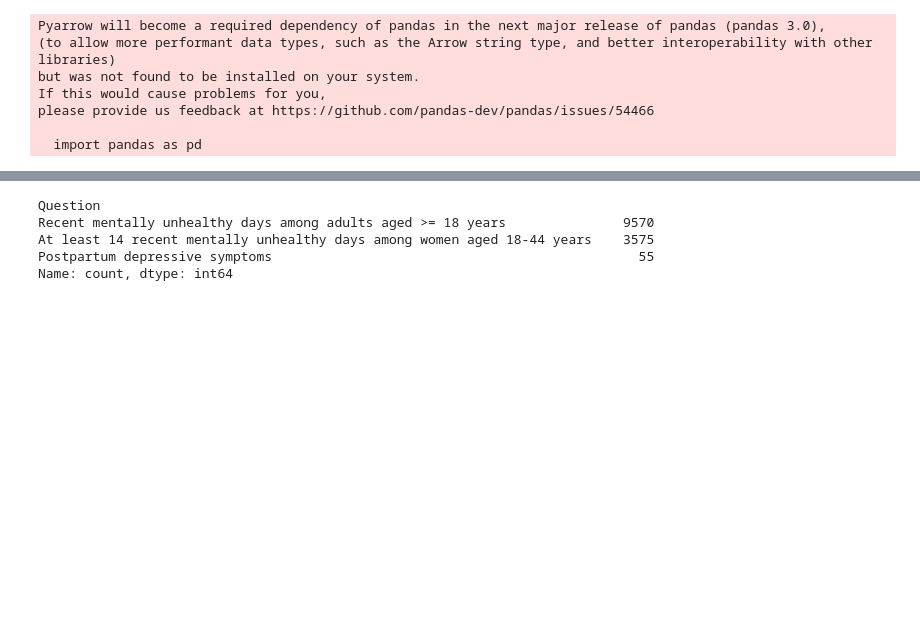
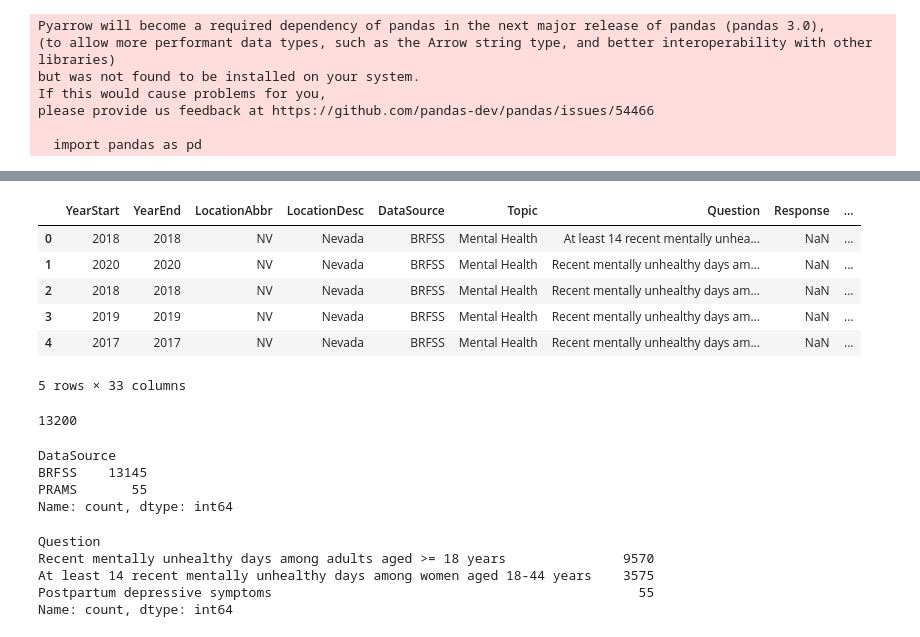
Before and after one commit to jrmcmill/618-project, a Jupyter notebook: JMproject-description.ipynb, the cells around one changed output, grey strips where cells are left out. Drawn from its saved outputs; the diff is of its cells as text; code cells hidden in the pictures; blank space fills up the shorter version.

```diff
--- a/JMproject-description.ipynb
+++ b/JMproject-description.ipynb
@@ -19 +24,22 @@ df = pd.read_csv('data/U.S._Chronic_Disease_Indicators__Mental_Health_20240217.c
+# %%
+mental_health.head()
+# %% [output]
+|  | YearStart | YearEnd | LocationAbbr | LocationDesc | DataSource | Topic | Question | Response | ... |
+| 0 | 2018 | 2018 | NV | Nevada | BRFSS | Mental Health | At least 14 recent mentally unhea... | NaN | ... |
+| 1 | 2020 | 2020 | NV | Nevada | BRFSS | Mental Health | Recent mentally unhealthy days am... | NaN | ... |
+| 2 | 2018 | 2018 | NV | Nevada | BRFSS | Mental Health | Recent mentally unhealthy days am... | NaN | ... |
+| 3 | 2019 | 2019 | NV | Nevada | BRFSS | Mental Health | Recent mentally unhealthy days am... | NaN | ... |
+| 4 | 2017 | 2017 | NV | Nevada | BRFSS | Mental Health | Recent mentally unhealthy days am... | NaN | ... |
+5 rows × 33 columns
+# %%
+len(mental_health)
+# %% [output]
+13200
+# %%
+mental_health.DataSource.value_counts()
+# %% [output]
+DataSource
+BRFSS    13145
+PRAMS       55
+Name: count, dtype: int64
 # %%
```
Also changed, not shown: parts of 7 cells of this notebook, 1 other file.
